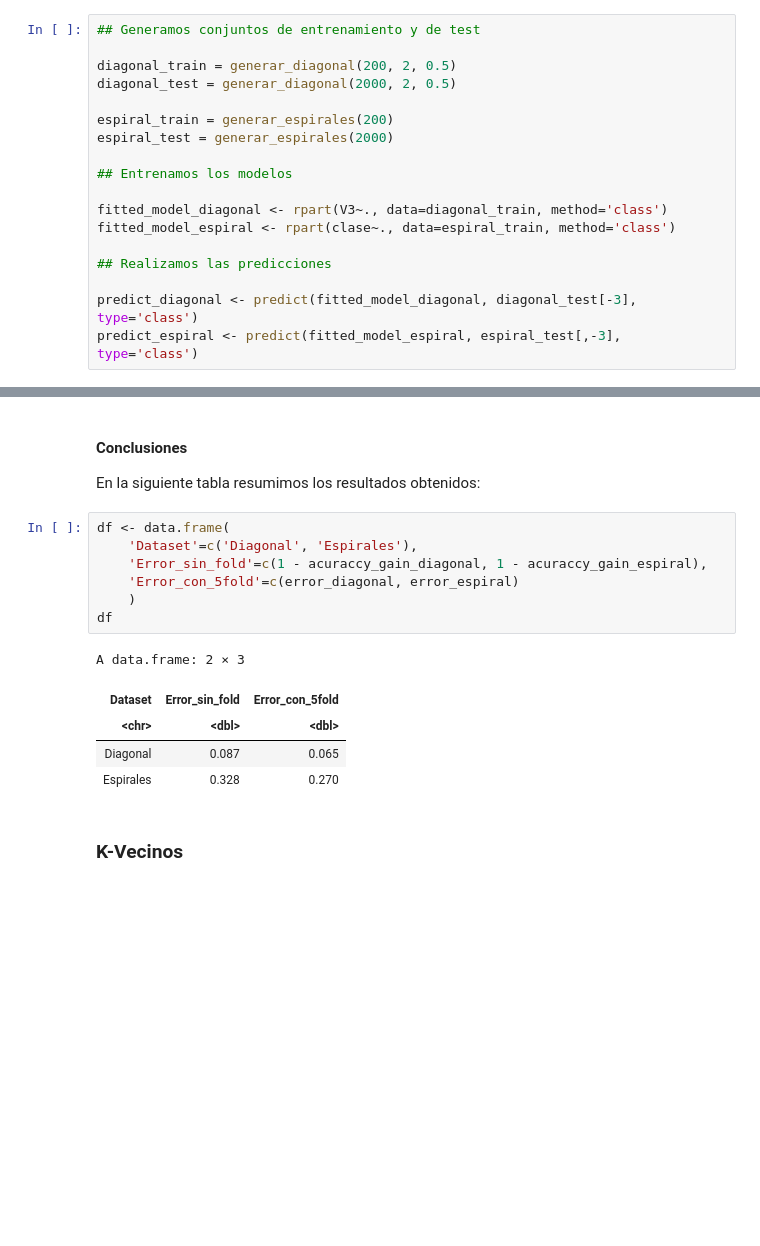
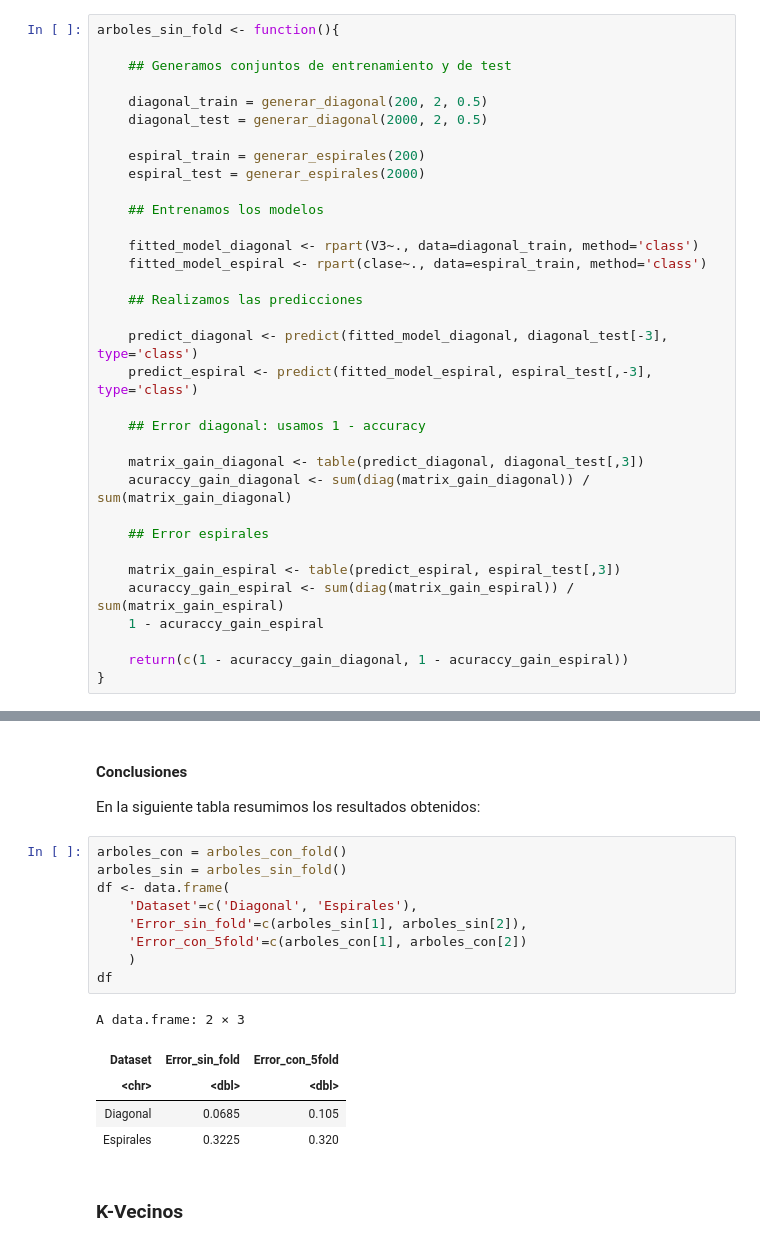
Before and after one commit to natimellino/mineria-de-datos, a Jupyter notebook: TP1.ipynb, the cells around one changed output, grey strips where cells are left out. Drawn from its saved outputs; the diff is of its cells as text; blank space fills up the shorter version.

```diff
--- a/TP1.ipynb
+++ b/TP1.ipynb
@@ -134,20 +134,36 @@ ggplot(data,
 # %% [markdown]
 #### Sin folds
 # %%
-## Generamos conjuntos de entrenamiento y de test
+arboles_sin_fold <- function(){
 
-diagonal_train = generar_diagonal(200, 2, 0.5)
-diagonal_test = generar_diagonal(2000, 2, 0.5)
+    ## Generamos conjuntos de entrenamiento y de test
 
-espiral_train = generar_espirales(200)
-espiral_test = generar_espirales(2000)
+    diagonal_train = generar_diagonal(200, 2, 0.5)
+    diagonal_test = generar_diagonal(2000, 2, 0.5)
 
-## Entrenamos los modelos
+    espiral_train = generar_espirales(200)
+    espiral_test = generar_espirales(2000)
 
-fitted_model_diagonal <- rpart(V3~., data=diagonal_train, method='class')
-fitted_model_espiral <- rpart(clase~., data=espiral_train, method='class')
+    ## Entrenamos los modelos
 
-## Realizamos las predicciones
+    fitted_model_diagonal <- rpart(V3~., data=diagonal_train, method='class')
+    fitted_model_espiral <- rpart(clase~., data=espiral_train, method='class')
 
-predict_diagonal <- predict(fitted_model_diagonal, diagonal_test[-3], type='class')
-predict_espiral <- predict(fitted_model_espiral, espiral_test[,-3], type='class')
+    ## Realizamos las predicciones
+
+    predict_diagonal <- predict(fitted_model_diagonal, diagonal_test[-3], type='class')
+    predict_espiral <- predict(fitted_model_espiral, espiral_test[,-3], type='class')
+
+    ## Error diagonal: usamos 1 - accuracy
+
+    matrix_gain_diagonal <- table(predict_diagonal, diagonal_test[,3])
+    acuraccy_gain_diagonal <- sum(diag(matrix_gain_diagonal)) / sum(matrix_gain_diagonal)
+
+    ## Error espirales
+
+    matrix_gain_espiral <- table(predict_espiral, espiral_test[,3])
+    acuraccy_gain_espiral <- sum(diag(matrix_gain_espiral)) / sum(matrix_gain_espiral)
+    1 - acuraccy_gain_espiral
+
+    return(c(1 - acuraccy_gain_diagonal, 1 - acuraccy_gain_espiral))
+}
@@ -218,18 +224,20 @@ error_espiral = sum(errores_espiral) / k
 
 En la siguiente tabla resumimos los resultados obtenidos:
 # %%
+arboles_con = arboles_con_fold()
+arboles_sin = arboles_sin_fold()
 df <- data.frame(
     'Dataset'=c('Diagonal', 'Espirales'),
-    'Error_sin_fold'=c(1 - acuraccy_gain_diagonal, 1 - acuraccy_gain_espiral),
-    'Error_con_5fold'=c(error_diagonal, error_espiral)
+    'Error_sin_fold'=c(arboles_sin[1], arboles_sin[2]),
+    'Error_con_5fold'=c(arboles_con[1], arboles_con[2])
     )
 df
 # %% [output]
 A data.frame: 2 × 3
 | Dataset | Error_sin_fold | Error_con_5fold |
 | <chr> | <dbl> | <dbl> |
-| Diagonal | 0.087 | 0.065 |
-| Espirales | 0.328 | 0.270 |
+| Diagonal | 0.0685 | 0.105 |
+| Espirales | 0.3225 | 0.320 |
 # %% [markdown]
 ### K-Vecinos
 # %% [markdown]
```
Also changed, not shown: parts of 3 cells of this notebook.
